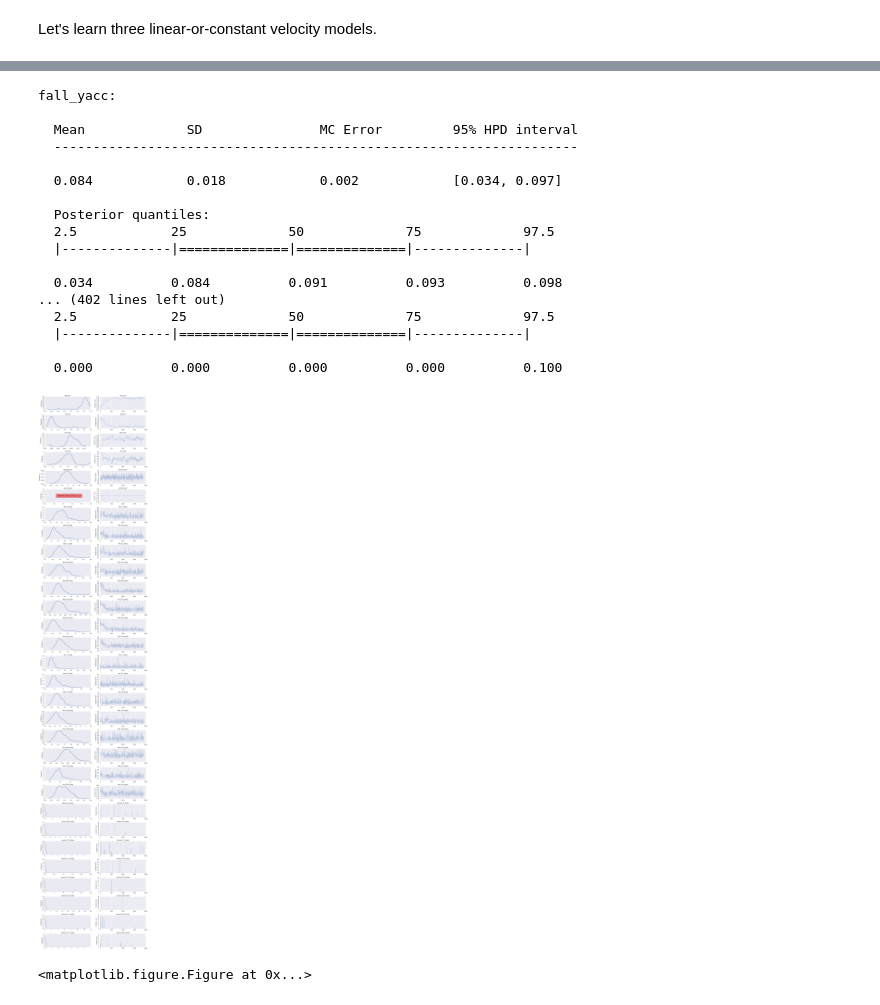
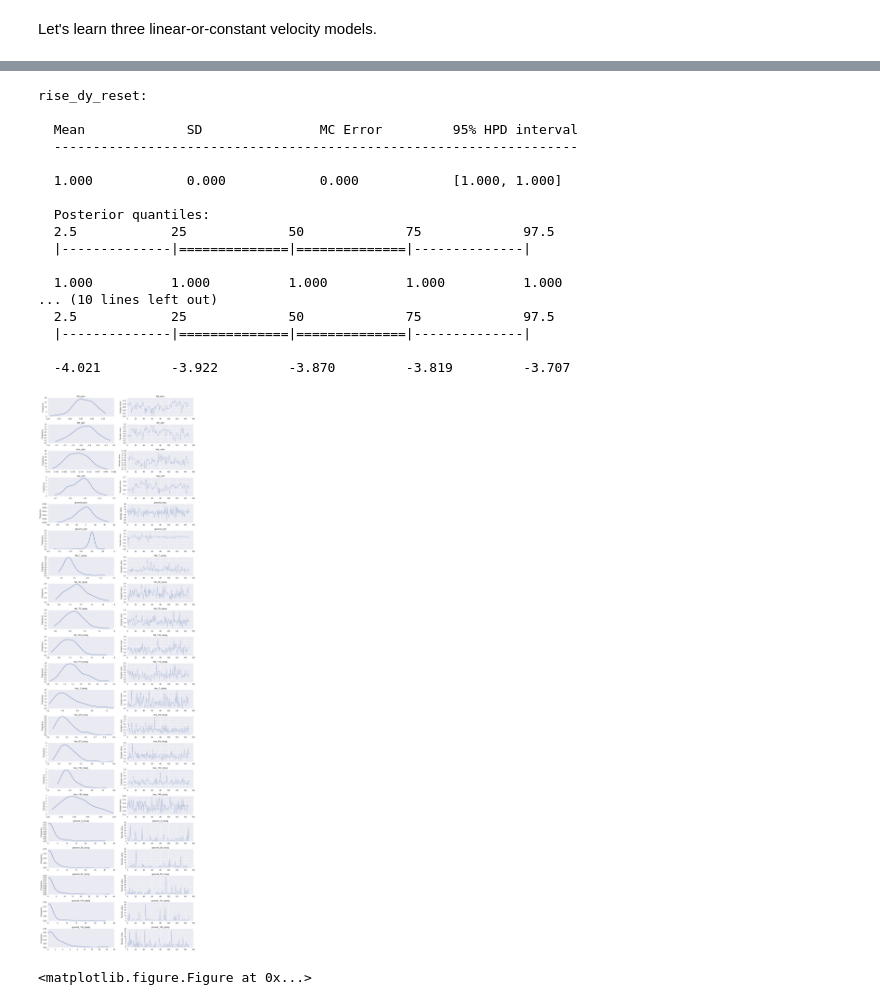
Before and after one commit to JoeOsborn/mechlearn, a Jupyter notebook: mechlearn/jumpfit.ipynb, the cells around one changed output, grey strips where cells are left out. Saved outputs shown, nothing was run; the diff lists cells and outputs as text; code cells hidden in the pictures.

Commit message:
Multiple variables and keep-previous-vel-vs-reset-vel in model.
Pursuant to the discussion in today's Skype meeting.

```diff
--- a/mechlearn/jumpfit.ipynb
+++ b/mechlearn/jumpfit.ipynb
@@ -150,14 +150,14 @@ modes = dict()
 for m in mode_names:
     modes[m] = []
 
-def record_run(modes, state, t, vbls):
+def record_run(modes, state, t, prev_vbls, vbls):
     frame = pd.DataFrame(vbls)
-    modes[state].append((t, frame))
+    modes[state].append((t, prev_vbls, frame))
 
 t = 0
 state_change_t = 0
 # Tweak the range and increment to get more precise/slower fitting.
-for moves, stats in trials[5:-1:5]:
+for moves, stats in trials[0:-1:5]:
     state = "ground"
     vbls = dict(x=[stats.x.allVals[0]],
                 y=[stats.y.allVals[0]],
@@ -165,11 +165,20 @@ for moves, stats in trials[5:-1:5]:
                 dy=[0],
                 t=[t-state_change_t])
     # print "Move count:"+str(len(moves))
+    start_t = t
     for i, m in enumerate(moves):
         t += 1
         if state == "ground" and m & jumpButton:
             #print "Jumping, record ground->rise at "+str(state_change_t)+" :"+str(vbls["y"])
-            record_run(modes, state, state_change_t, vbls)
+            # Note: May be iffy or weird or busted with that "idx-2" stuff for early frames.  Pad with 0s?
+            record_run(modes,
+                       state,
+                       state_change_t,
+                       dict(x=stats.x.allVals[state_change_t-start_t],
+                            y=stats.y.allVals[state_change_t-start_t],
+                            dx=stats.x.allVals[state_change_t-start_t-1]-stats.x.allVals[state_change_t-start_t-2],
+                            dy=stats.y.allVals[state_change_t-start_t-1]-stats.y.allVals[state_change_t-start_t-2]),
+                       vbls)
             state_change_t = t
             vbls["x"] = []
             vbls["y"] = []
@@ -179,7 +188,14 @@ for moves, stats in trials[5:-1:5]:
             state = "rise"
         elif state == "rise" and not (m & jumpButton):
             #print "Jumping, record rise->fall at "+str(state_change_t)+" :"+str(vbls["y"])
-            record_run(modes, state, state_change_t, vbls)
+            record_run(modes,
+                       state,
+                       state_change_t,
+                       dict(x=stats.x.allVals[state_change_t-start_t],
+                            y=stats.y.allVals[state_change_t-start_t],
+                            dx=stats.x.allVals[state_change_t-start_t-1]-stats.x.allVals[state_change_t-start_t-2],
+                            dy=stats.y.allVals[state_change_t-start_t-1]-stats.y.allVals[state_change_t-start_t-2]),
+                       vbls)
             state_change_t = t
             vbls["x"] = []
             vbls["y"] = []
@@ -193,14 +209,21 @@ for moves, stats in trials[5:-1:5]:
         vbls["dy"].append(stats.y.allVals[i+1] - stats.y.allVals[i])
         vbls["t"].append(t-state_change_t)
     #print "Landed, record "+state+"->ground "+str(vbls["y"])+" at "+str(state_change_t)
-    record_run(modes, state, state_change_t, vbls)
+    record_run(modes,
+               state,
+               state_change_t,
+               dict(x=stats.x.allVals[state_change_t-start_t],
+                    y=stats.y.allVals[state_change_t-start_t],
+                    dx=stats.x.allVals[state_change_t-start_t-1]-stats.x.allVals[state_change_t-start_t-2],
+                    dy=stats.y.allVals[state_change_t-start_t-1]-stats.y.allVals[state_change_t-start_t-2]),
+               vbls)
     t += 1
     state_change_t = t
 
 
 for m in modes:
     #print m
-    for (run_start, run_vbls) in modes[m]:
+    for (run_start, prev_vbls, run_vbls) in modes[m]:
         #print str(run_start)+".."+str(run_start+len(run_vbls["y"]))
         plt.plot(run_vbls["t"]+run_start, run_vbls["y"])
 
@@ -272,29 +312,29 @@ Applied log-transform to fall_7_dysig and added transformed fall_7_dysig_log_ to
 # %%
-pm.stats.summary(trace)
+pm.stats.summary(trace[500:-1:10],varnames=["rise_dy_reset","rise_dy_resetval"])
 # %% [output]
-fall_yacc:
+rise_dy_reset:
 
   Mean             SD               MC Error         95% HPD interval
   -------------------------------------------------------------------
 
-  0.084            0.018            0.002            [0.034, 0.097]
+  1.000            0.000            0.000            [1.000, 1.000]
 
   Posterior quantiles:
   2.5            25             50             75             97.5
   |--------------|==============|==============|--------------|
 
-  0.034          0.084          0.091          0.093          0.098
-... (402 lines left out)
+  1.000          1.000          1.000          1.000          1.000
+... (10 lines left out)
   2.5            25             50             75             97.5
   |--------------|==============|==============|--------------|
 
-  0.000          0.000          0.000          0.000          0.100
+  -4.021         -3.922         -3.870         -3.819         -3.707
 # %%
 plt.figure(figsize=(6, 6))
-pm.traceplot(trace[100:])
+pm.traceplot(trace[500:-1:10])
 plt.tight_layout();
 # %% [output]
-[figure, old version]
+[figure, new version]
 <matplotlib.figure.Figure at 0x...>
 # %%
 #pm.glm.plot_posterior_predictive(trace, eval=data["rx"], samples=100, label='posterior predictive regression lines')
```
Also changed, not shown: parts of 2 cells of this notebook.
